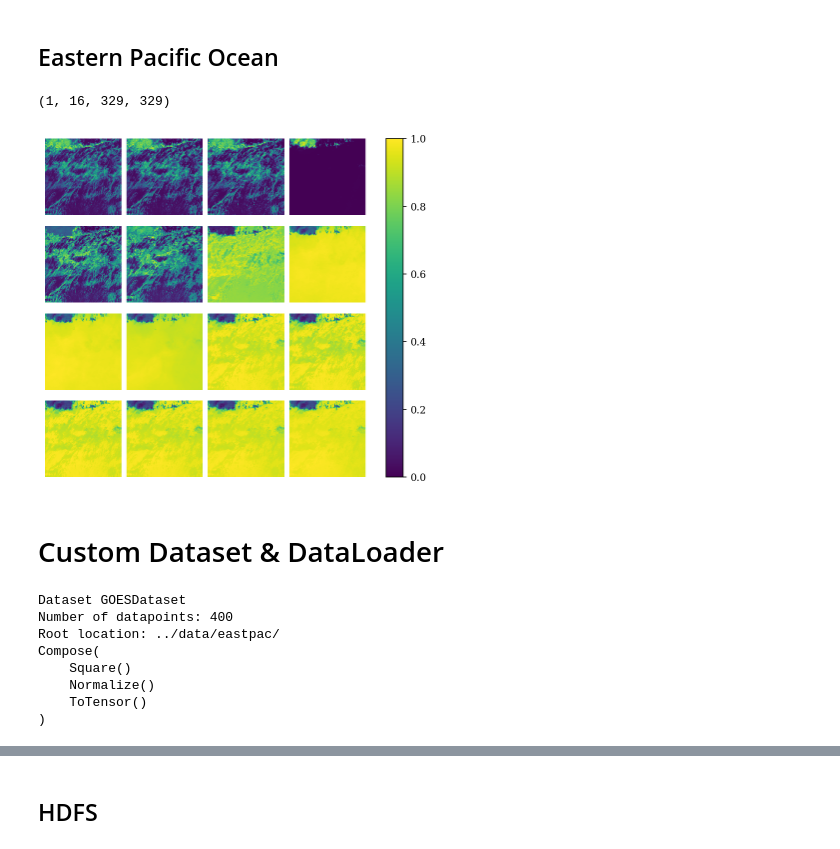
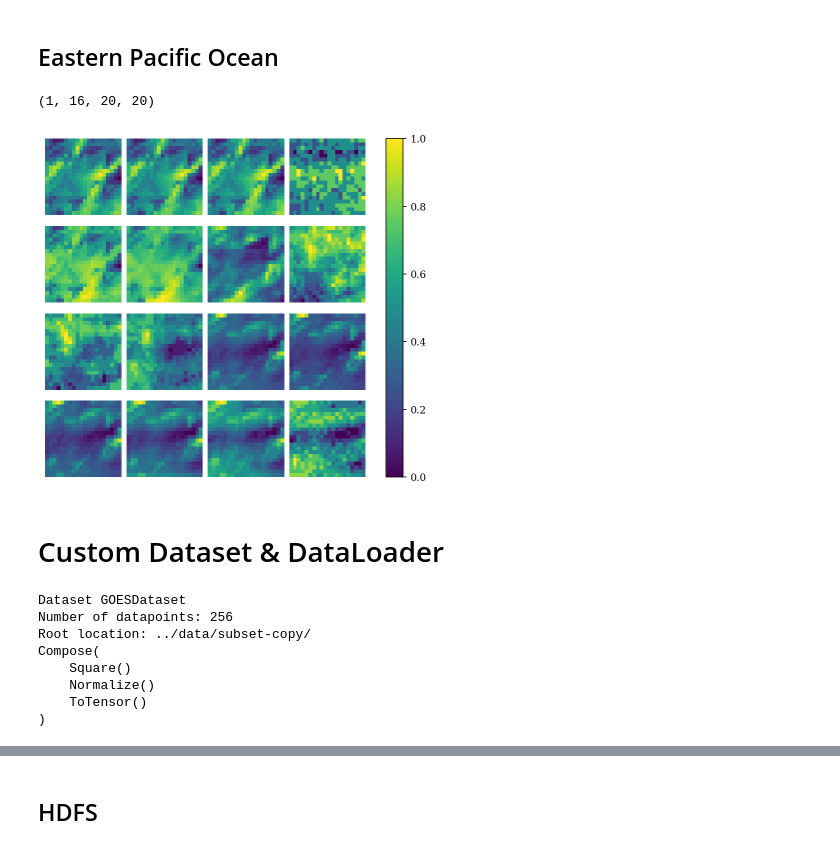
Before and after one commit to stockeh/goes-clustering-study, a Jupyter notebook: kmeans-autoencoder/notebooks/data-analysis.ipynb, the cells around one changed output, grey strips where cells are left out. Drawn from its saved outputs; the diff is of its cells as text; code cells hidden in the pictures.

```diff
--- a/kmeans-autoencoder/notebooks/data-analysis.ipynb
+++ b/kmeans-autoencoder/notebooks/data-analysis.ipynb
@@ -98,22 +98,22 @@ ERROR: path to file does not exist!
 # %% [markdown]
 ## Eastern Pacific Ocean
 # %%
-showfile(volume + '/eastpac/eastpac2_goes16_2017_317_1745.nc')
+showfile(volume + '/subset-copy/eastpac2_goes16_2017_331_1900_240.nc')
 # %% [output]
-(1, 16, 329, 329)
+(1, 16, 20, 20)
-[figure, old version]
+[figure, new version]
 # %% [markdown]
 # Custom Dataset & DataLoader
 # %%
-eastpac = gd.GOESDataset(root_dir='../data/eastpac/', channels=True,
+eastpac = gd.GOESDataset(root_dir='../data/subset-copy/',
                          transform=transforms.Compose([
                                 gd.Square(), gd.Normalize(), gd.ToTensor()
                          ]))
 eastpac
 # %% [output]
 Dataset GOESDataset
-Number of datapoints: 400
-Root location: ../data/eastpac/
+Number of datapoints: 256
+Root location: ../data/subset-copy/
 Compose(
     Square()
     Normalize()
```
Also changed, not shown: parts of 19 cells of this notebook, 23 other files.
